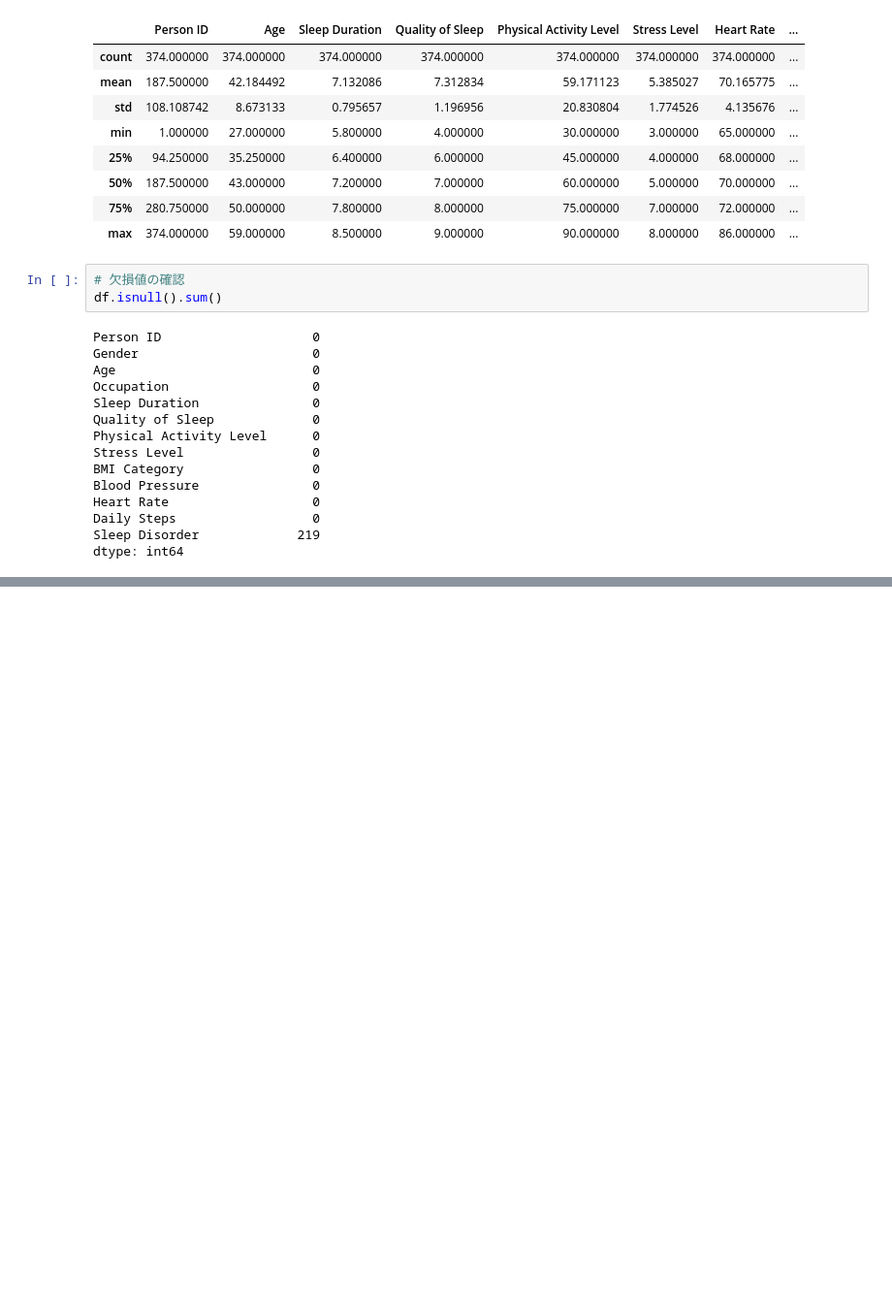
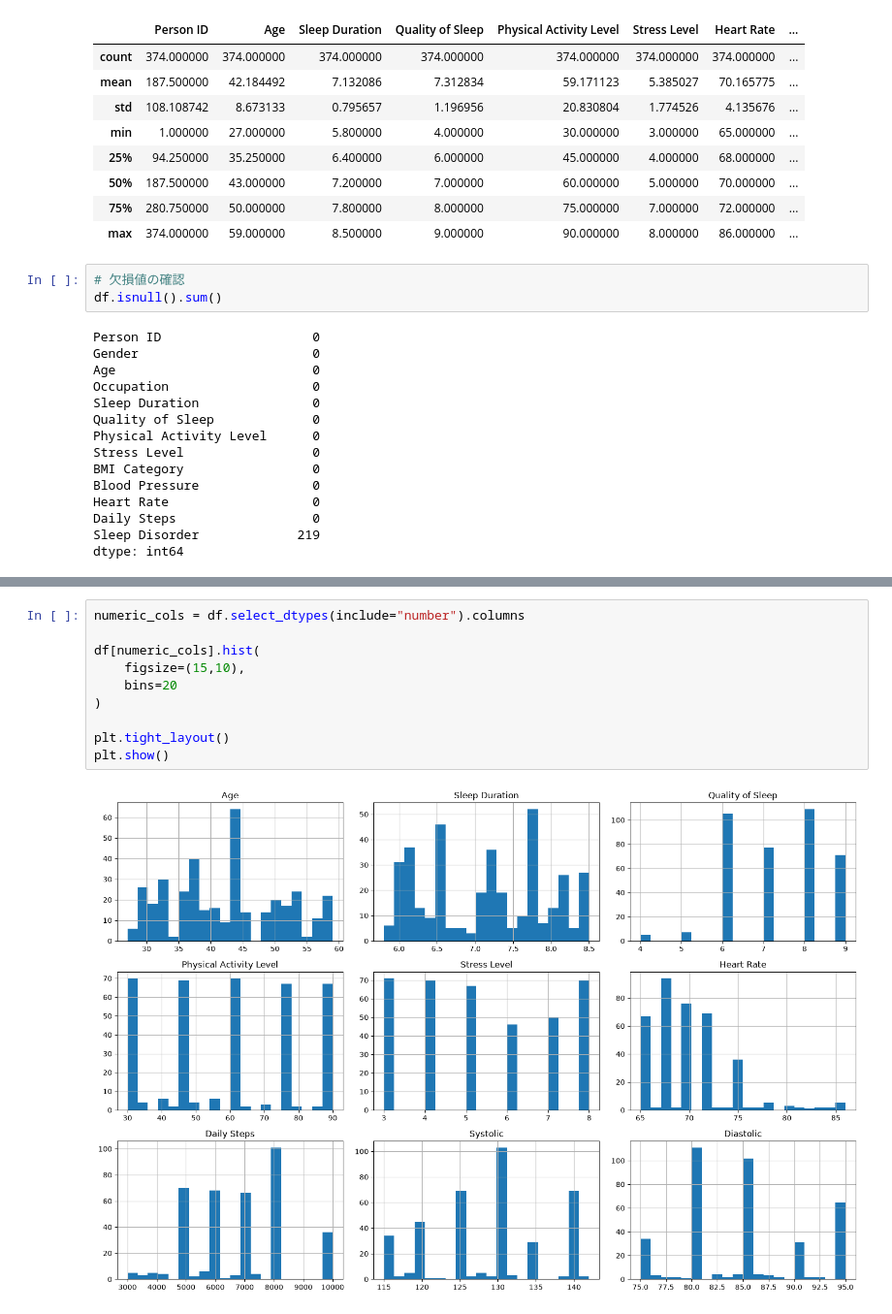
Before and after one commit to Kobakunn/ml-sleep-quality-predictor, a Jupyter notebook: eda.ipynb, the cells around one changed output, grey strips where cells are left out. Shown at 97% size. Cells and saved outputs as stored; diff of their text form; blank space fills up the shorter version.

```diff
--- a/eda.ipynb
+++ b/eda.ipynb
@@ -72,0 +139,12 @@ dtype: int64
+# %%
+numeric_cols = df.select_dtypes(include="number").columns
+
+df[numeric_cols].hist(
+    figsize=(15,10),
+    bins=20
+)
+
+plt.tight_layout()
+plt.show()
+# %% [output]
+[figure, added]
```
Also changed, not shown: parts of 59 cells of this notebook, 4 other files.
